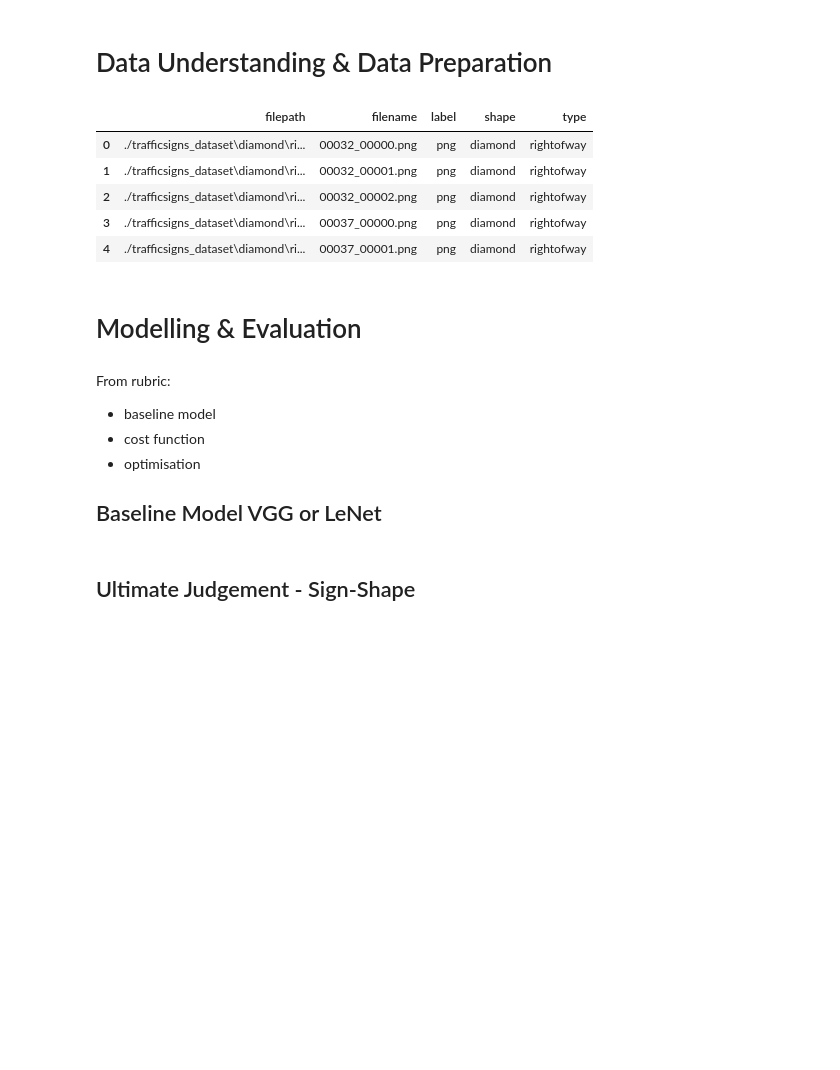
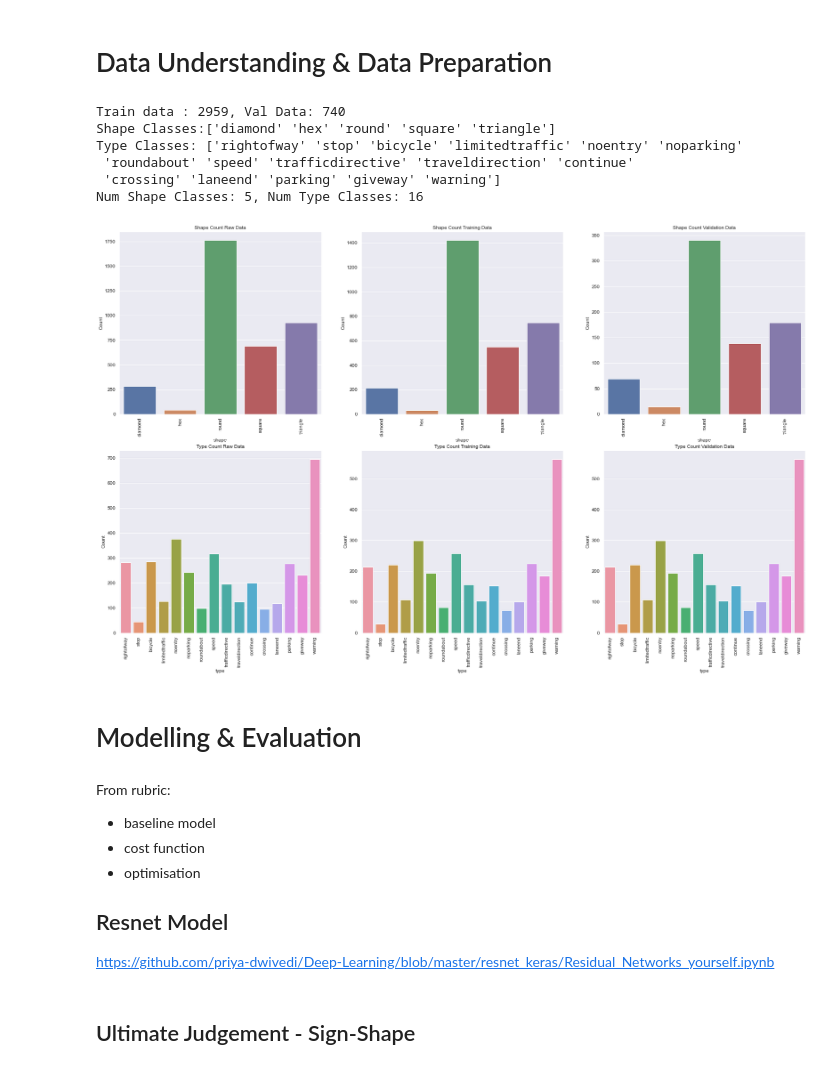
Before and after one commit to s3908818/the_village_idiots, a Jupyter notebook: MLA2.ipynb, the cells around one changed output. Drawn from its saved outputs; the diff is of its cells as text; code cells hidden in the pictures; blank space fills up the shorter version.

Commit message:
Interim Push adds CNN frameworks and base code
Co-authored-by: Louise Platts (S3908818) <s3908818@users.noreply.github.com>

```diff
--- a/MLA2.ipynb
+++ b/MLA2.ipynb
@@ -81,10 +114,0 @@ def image_reader(path):
-# %%
-raw_data = image_reader("./trafficsigns_dataset/*/*/*.png")
-raw_data.head()
-# %% [output]
-|  | filepath | filename | label | shape | type |
-| 0 | ./trafficsigns_dataset\diamond\ri... | 00032_00000.png | png | diamond | rightofway |
-| 1 | ./trafficsigns_dataset\diamond\ri... | 00032_00001.png | png | diamond | rightofway |
-| 2 | ./trafficsigns_dataset\diamond\ri... | 00032_00002.png | png | diamond | rightofway |
-| 3 | ./trafficsigns_dataset\diamond\ri... | 00037_00000.png | png | diamond | rightofway |
-| 4 | ./trafficsigns_dataset\diamond\ri... | 00037_00001.png | png | diamond | rightofway |
@@ -98,0 +115,53 @@ raw_data.head()
+# %%
+raw_data = image_reader("./trafficsigns_dataset/*/*/*.png")
+# raw_data.head()
+
+# Split data into train and test
+train_data, val_data = train_test_split(raw_data, test_size=0.2, random_state=42)
+
+TOTAL_SHAPES = raw_data['shape'].nunique()
+TOTAL_TYPES = raw_data['type'].nunique()
+
+SHAPE_NAMES = raw_data['shape'].unique()
+TYPE_NAMES = raw_data['type'].unique()
+
+print(f"Train data : {train_data.shape[0]}, Val Data: {val_data.shape[0]}")
+print(f"Shape Classes:{SHAPE_NAMES}")
+print(f"Type Classes: {TYPE_NAMES}")
+print(f"Num Shape Classes: {TOTAL_SHAPES}, Num Type Classes: {TOTAL_TYPES}")
+
+
+# Split training and validation into frames for respective classification type
+shape_train_data, shape_val_data = drop_unused_target(train_data, val_data, "type")
+type_train_data, type_val_data = drop_unused_target(train_data, val_data, "shape")
+# %% [output]
+Train data : 2959, Val Data: 740
+Shape Classes:['diamond' 'hex' 'round' 'square' 'triangle']
+Type Classes: ['rightofway' 'stop' 'bicycle' 'limitedtraffic' 'noentry' 'noparking'
+ 'roundabout' 'speed' 'trafficdirective' 'traveldirection' 'continue'
+ 'crossing' 'laneend' 'parking' 'giveway' 'warning']
+Num Shape Classes: 5, Num Type Classes: 16
+# %%
+def make_subplot(x,data,ax,order,title):
+    fontsize = 12
+    sns.countplot(x=x,data=data, order=order, ax=ax)
+    ax.set_title(title, fontsize=fontsize)
+    ax.set_xlabel(x, fontsize=fontsize)
+    ax.set_ylabel("Count", fontsize=fontsize)
+    ax.tick_params(labelsize=fontsize)
+    ax.tick_params(axis="x",rotation=90)
+# %%
+# Check Distribution of classes in training data splits compared to raw
+
+sns.set_theme(style="darkgrid")
+
+fig, ax = plt.subplots(2,3, figsize=(30,18))
+
+make_subplot(x="shape",data=raw_data, order=SHAPE_NAMES, ax=ax[0,0], title="Shape Count Raw Data")
+make_subplot(x="shape",data=shape_train_data, order=SHAPE_NAMES, ax=ax[0,1], title="Shape Count Training Data")
+make_subplot(x="shape",data=shape_val_data, order=SHAPE_NAMES, ax=ax[0,2], title="Shape Count Validation Data")
+make_subplot(x="type",data=raw_data, order=TYPE_NAMES, ax=ax[1,0], title="Type Count Raw Data")
+make_subplot(x="type",data=type_train_data, order=TYPE_NAMES, ax=ax[1,1], title="Type Count Training Data")
+make_subplot(x="type",data=type_train_data, order=TYPE_NAMES, ax=ax[1,2], title="Type Count Validation Data")
+# %% [output]
+[figure, added]
@@ -105,4 +204,5 @@ From rubric:
 * optimisation
 
 
-## Baseline Model VGG or LeNet
+## Resnet Model
+https://github.com/priya-dwivedi/Deep-Learning/blob/master/resnet_keras/Residual_Networks_yourself.ipynb
```
Also changed, not shown: parts of 14 cells of this notebook.
